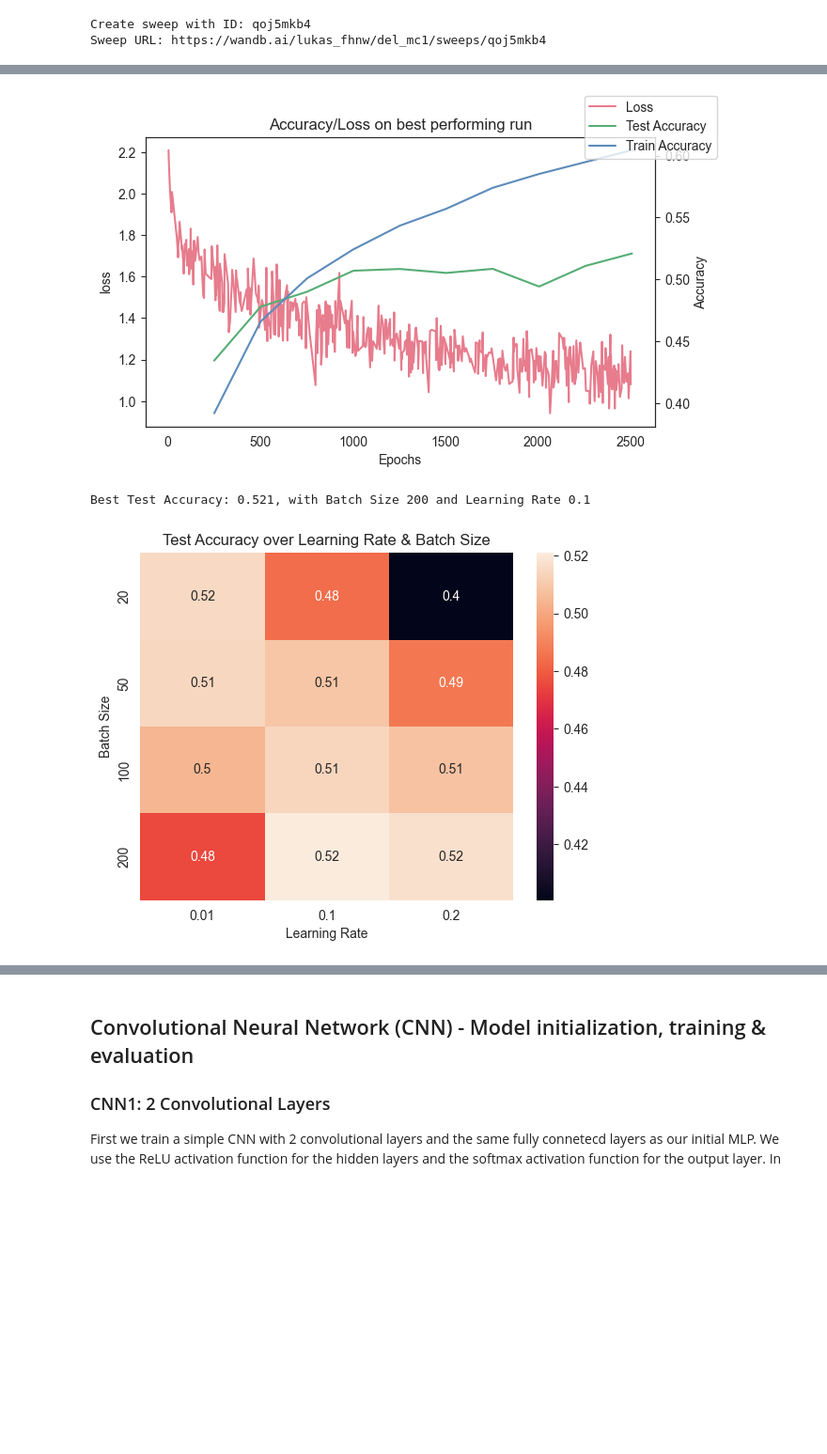
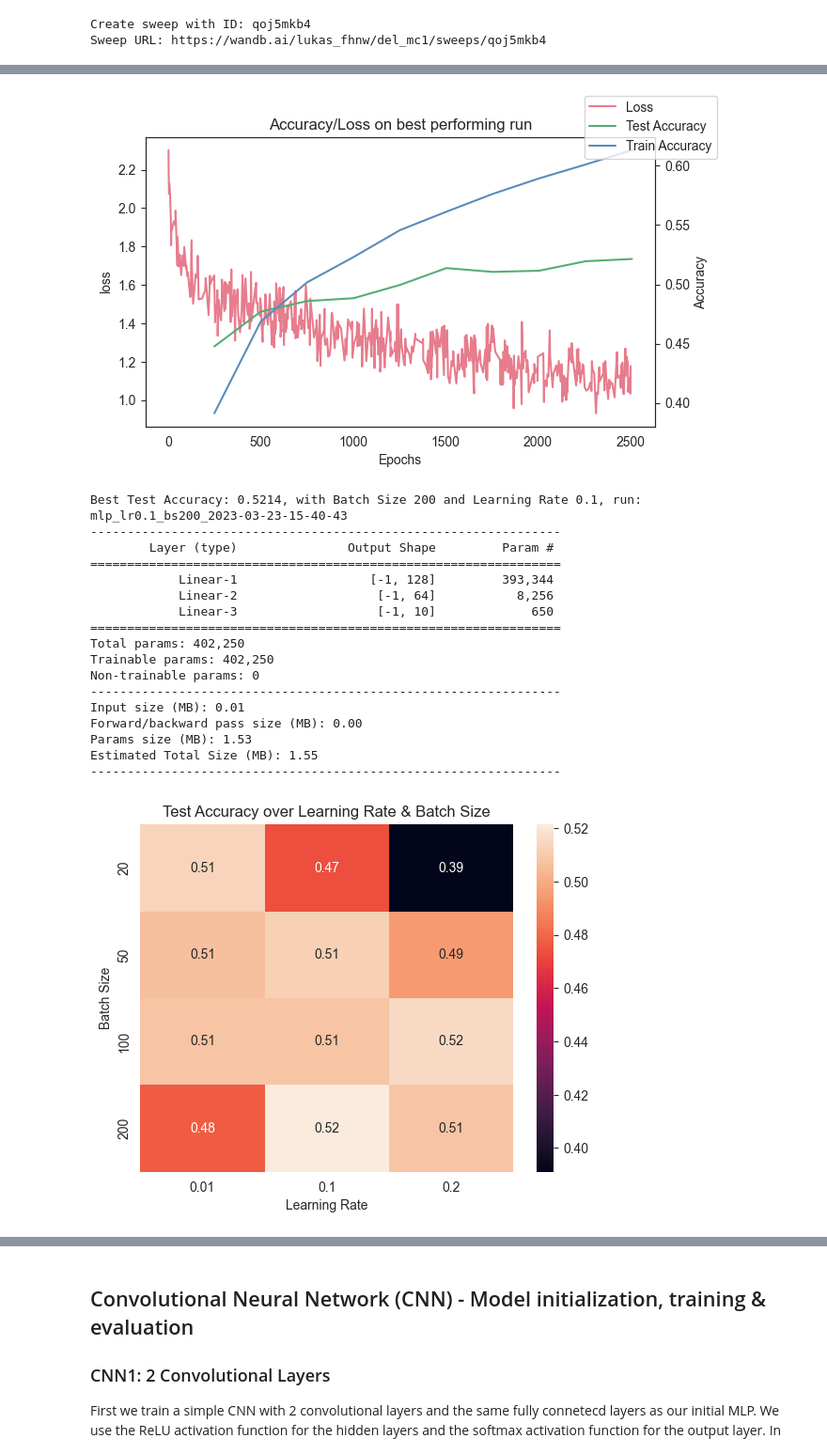
Before and after one commit to lukasreber/del_mc1, a Jupyter notebook: mc1.ipynb, the cells around one changed output, grey strips where cells are left out. Shown at 94% size. Drawn from its saved outputs; the diff is of its cells as text; code cells hidden in the pictures; blank space fills up the shorter version.

```diff
--- a/mc1.ipynb
+++ b/mc1.ipynb
@@ -314,7 +314,7 @@ def plot_results(summaries, configs, accuracies, losses, lr_bsize, title):
     # load model for summary info
     model = torch.load(f'./models/{best_run.run}.pth')
     model = model.to('cpu')
-    print(summary(model, (3, 32, 32)))
+    torchsummary.summary(model, (3, 32, 32))
 
     if lr_bsize:
         # Heatmap
@@ -448,7 +448,7 @@ wandb.agent(sweep_id, function=train_mlp_1)
 Create sweep with ID: qoj5mkb4
 Sweep URL: https://wandb.ai/lukas_fhnw/del_mc1/sweeps/qoj5mkb4
 # %%
-summary, configs, accuracies, losses = get_logs('7nhvg1tm')
+summary, configs, accuracies, losses = get_logs('qoj5mkb4')
 nr_layers = len(configs.loc[0,'hidden_layers'])
 layers = configs.loc[0,'hidden_layers']
 plot_results(summary, configs, accuracies, losses, True, f'MLP with {nr_layers} layers {layers}')
@@ -458,4 +458,20 @@ MLP with 2 layers [128, 64]
-[figure, old version]
+[figure, new version]
-Best Test Accuracy: 0.521, with Batch Size 200 and Learning Rate 0.1
+Best Test Accuracy: 0.5214, with Batch Size 200 and Learning Rate 0.1, run: mlp_lr0.1_bs200_2023-03-23-15-40-43
+----------------------------------------------------------------
+        Layer (type)               Output Shape         Param #
+================================================================
+            Linear-1                  [-1, 128]         393,344
+            Linear-2                   [-1, 64]           8,256
+            Linear-3                   [-1, 10]             650
+================================================================
+Total params: 402,250
+Trainable params: 402,250
+Non-trainable params: 0
+----------------------------------------------------------------
+Input size (MB): 0.01
+Forward/backward pass size (MB): 0.00
+Params size (MB): 1.53
+Estimated Total Size (MB): 1.55
+----------------------------------------------------------------
-[figure, old version]
+[figure, new version]
 # %% [markdown]
```
Also changed, not shown: parts of 20 cells of this notebook.
